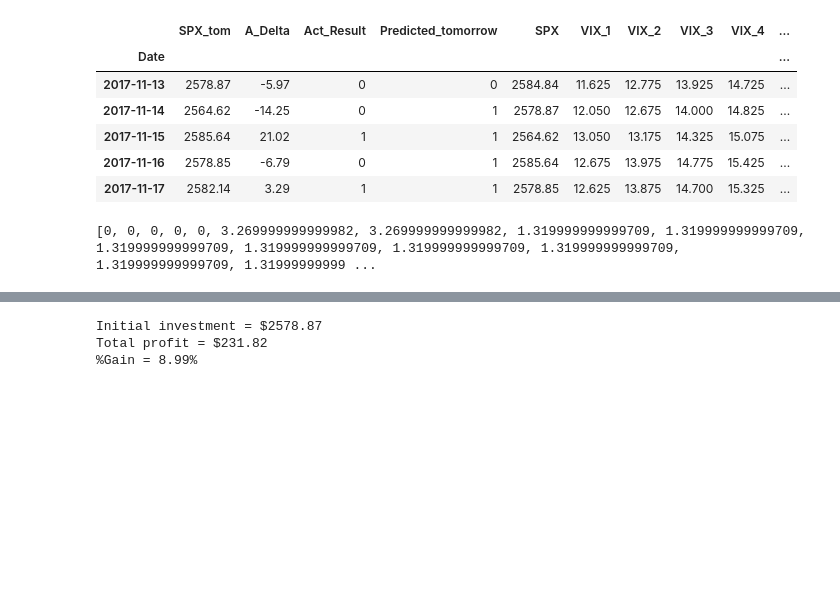
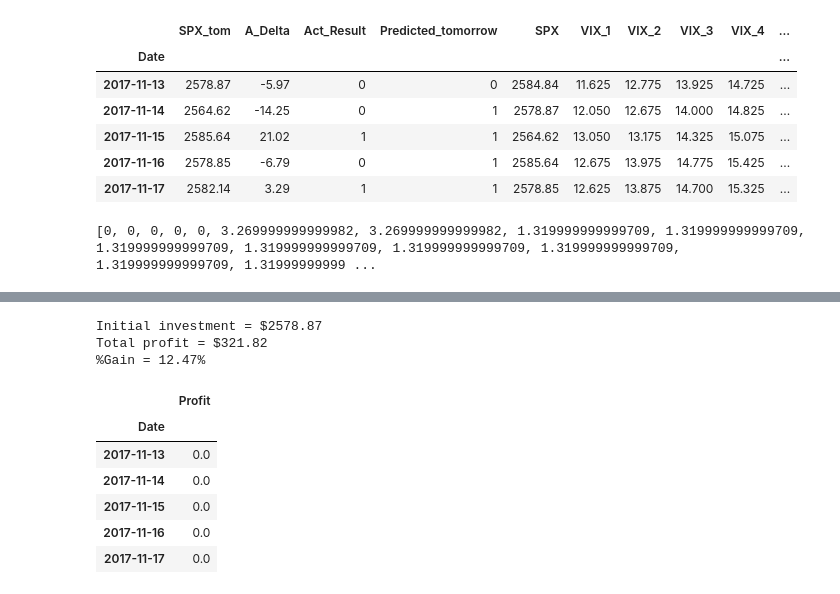
Before and after one commit to blake2323/VIX-vs-SPX-a, a Jupyter notebook: LSTM_MODEL.ipynb, the cells around one changed output, grey strips where cells are left out. Cells and saved outputs as stored; diff of their text form; code cells hidden in the pictures; blank space fills up the shorter version.

Commit message:
added profit .csv files

```diff
--- a/LSTM_MODEL.ipynb
+++ b/LSTM_MODEL.ipynb
@@ -343,8 +354,20 @@ LSTM Model total profit:
 # %%
 print("Initial investment = $2578.87")
-print("Total profit = $231.82")
-print("%Gain = 8.99%")
+print("Total profit = $321.82")
+print("%Gain = 12.47%")
 # %% [output]
 Initial investment = $2578.87
-Total profit = $231.82
-%Gain = 8.99%
+Total profit = $321.82
+%Gain = 12.47%
+# %%
+profit_df = pd.DataFrame(data=prt, index=final_df.index)
+profit_df = profit_df.rename({0:'Profit'}, axis=1)
+profit_df.head()
+# %% [output]
+|  | Profit |
+| Date |  |
+| 2017-11-13 | 0.0 |
+| 2017-11-14 | 0.0 |
+| 2017-11-15 | 0.0 |
+| 2017-11-16 | 0.0 |
+| 2017-11-17 | 0.0 |
```
Also changed, not shown: parts of 7 cells of this notebook, 2 other files.
